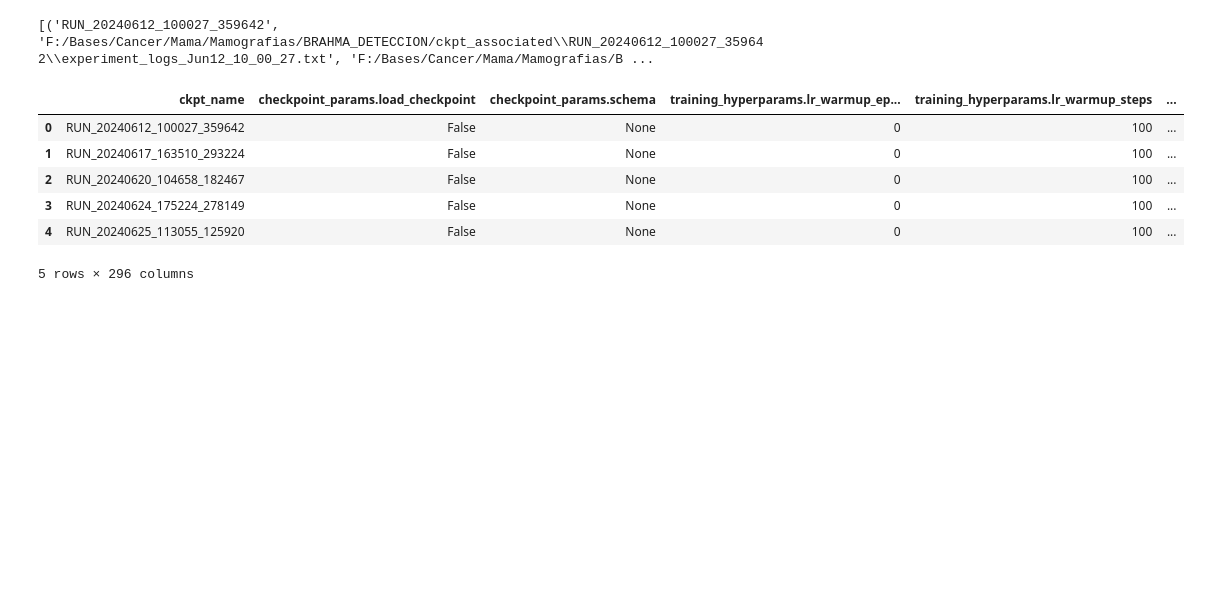
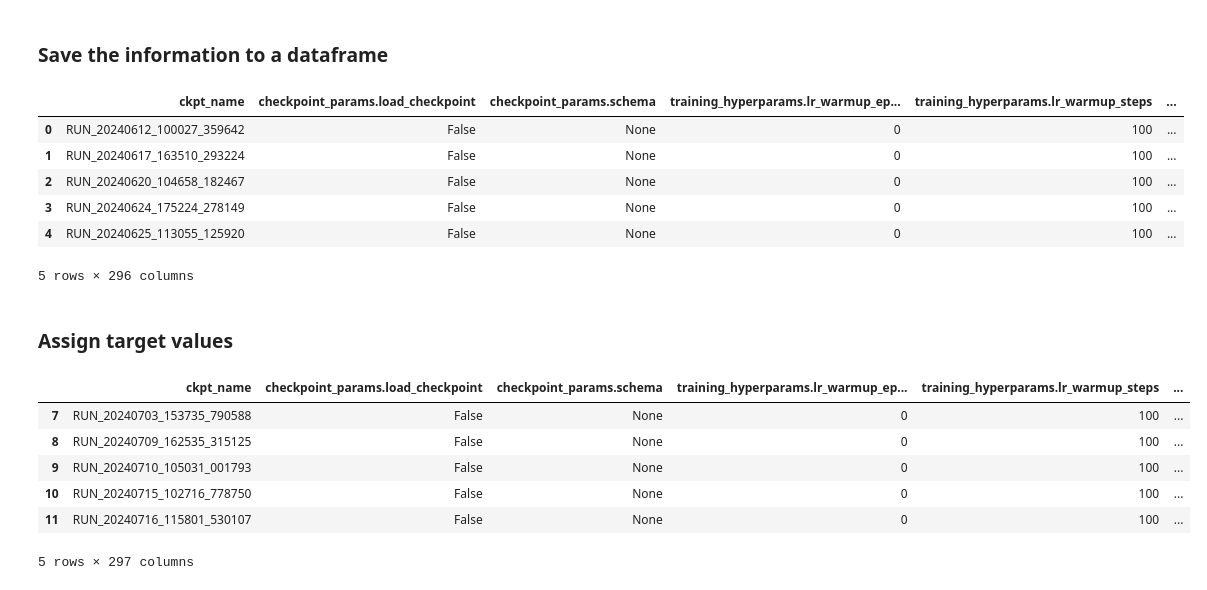
Before and after one commit to REDKAERISZ/DecisionTreeYOLONAS, a Jupyter notebook: notebooks/0.1_raw_data.ipynb, the cells around one changed output. Saved outputs shown, nothing was run; the diff lists cells and outputs as text; code cells hidden in the pictures; blank space fills up the shorter version.

```diff
--- a/notebooks/0.1_raw_data.ipynb
+++ b/notebooks/0.1_raw_data.ipynb
@@ -72,6 +74,8 @@ def flatten_dict(d, parent_key='', sep='.'):
         else:
             items.append((new_key, value))
     return dict(items)
+# %% [markdown]
+### Save the information to a dataframe
 # %%
 def create_dataframe(raw_data):
     records = []
@@ -96,17 +100,32 @@ def create_dataframe(raw_data):
 
     return df
 # %%
-root_dir = "PATH"
+root_dir = "F:/Bases/Cancer/Mama/Mamografias/BRAHMA_DETECCION/ckpt_associated"
 raw_data = find_raw_content(root_dir)
-print (raw_data)
 df = create_dataframe(raw_data)
 df.head()
 # %% [output]
+|  | ckpt_name | checkpoint_params.load_checkpoint | checkpoint_params.schema | training_hyperparams.lr_warmup_ep... | training_hyperparams.lr_warmup_steps | ... |
+| 0 | RUN_20240612_100027_359642 | False | None | 0 | 100 | ... |
+| 1 | RUN_20240617_163510_293224 | False | None | 0 | 100 | ... |
+| 2 | RUN_20240620_104658_182467 | False | None | 0 | 100 | ... |
+| 3 | RUN_20240624_175224_278149 | False | None | 0 | 100 | ... |
+| 4 | RUN_20240625_113055_125920 | False | None | 0 | 100 | ... |
-[('RUN_20240612_100027_359642', 'F:/Bases/Cancer/Mama/Mamografias/BRAHMA_DETECCION/ckpt_associated\\RUN_20240612_100027_359642\\experiment_logs_Jun12_10_00_27.txt', 'F:/Bases/Cancer/Mama/Mamografias/B ...
+5 rows × 296 columns
-|  | ckpt_name | checkpoint_params.load_checkpoint | checkpoint_params.schema | training_hyperparams.lr_warmup_ep... | training_hyperparams.lr_warmup_steps | ... |
-| 0 | RUN_20240612_100027_359642 | False | None | 0 | 100 | ... |
-| 1 | RUN_20240617_163510_293224 | False | None | 0 | 100 | ... |
-| 2 | RUN_20240620_104658_182467 | False | None | 0 | 100 | ... |
-| 3 | RUN_20240624_175224_278149 | False | None | 0 | 100 | ... |
-| 4 | RUN_20240625_113055_125920 | False | None | 0 | 100 | ... |
-5 rows × 296 columns
+# %% [markdown]
+### Assign target values
+# %%
+def target_values (df, thresh):
+    df['Target'] = (df['Best_score_threshold'] > thresh).astype(int)
+    return df
+# %%
+df = target_values(df, 0.25)
+df.tail()
+# %% [output]
+|  | ckpt_name | checkpoint_params.load_checkpoint | checkpoint_params.schema | training_hyperparams.lr_warmup_ep... | training_hyperparams.lr_warmup_steps | ... |
+| 7 | RUN_20240703_153735_790588 | False | None | 0 | 100 | ... |
+| 8 | RUN_20240709_162535_315125 | False | None | 0 | 100 | ... |
+| 9 | RUN_20240710_105031_001793 | False | None | 0 | 100 | ... |
+| 10 | RUN_20240715_102716_778750 | False | None | 0 | 100 | ... |
+| 11 | RUN_20240716_115801_530107 | False | None | 0 | 100 | ... |
+5 rows × 297 columns
```
Also changed, not shown: parts of 4 cells of this notebook.
